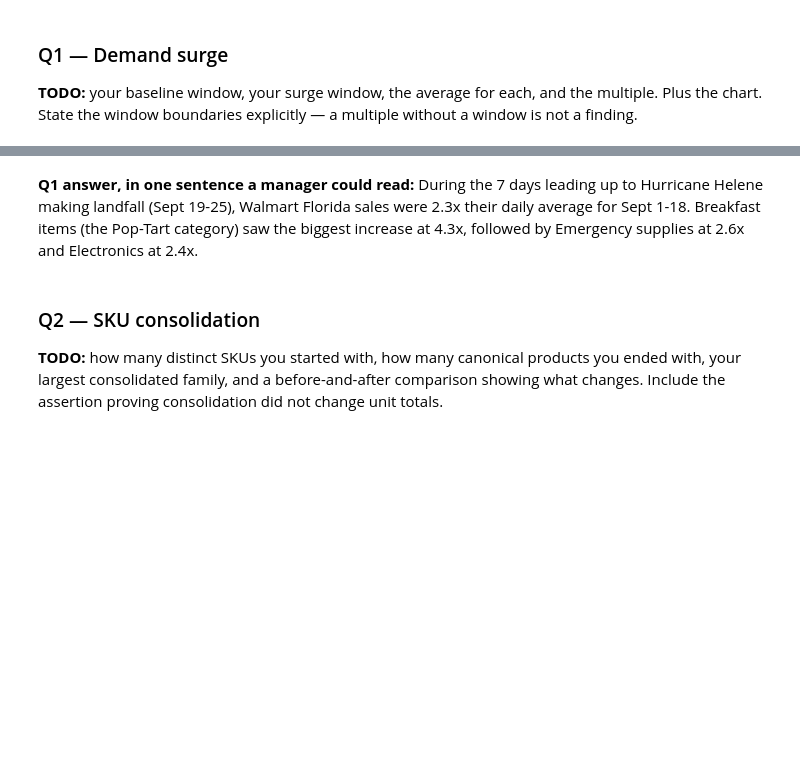
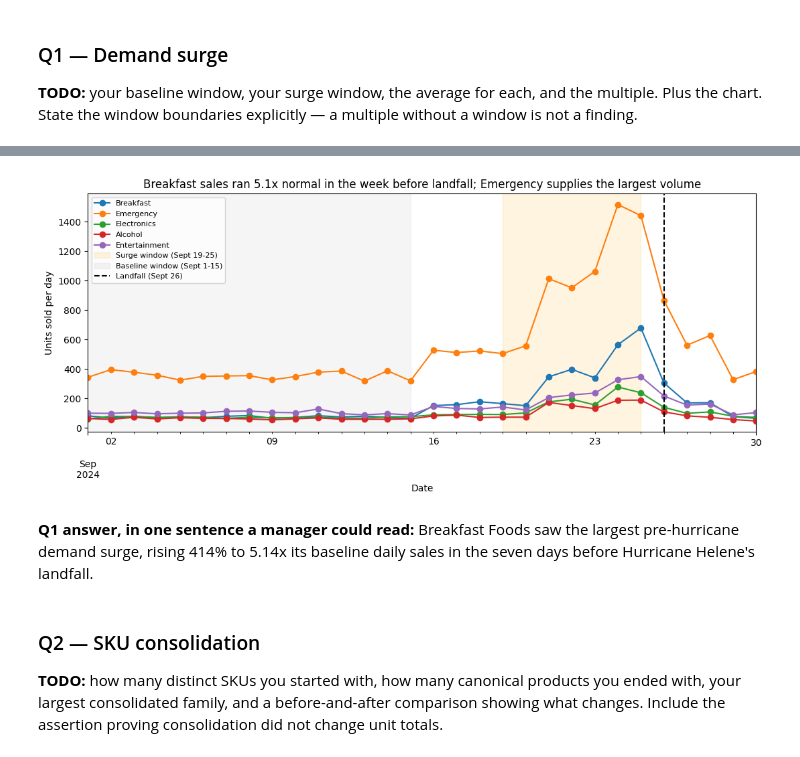
Before and after one commit to hpanjshiri/walmart-hurricane-project, a Jupyter notebook: notebooks/2026_10_30_—_Midterm_Progress_—_Lab.ipynb, the cells around one changed output, grey strips where cells are left out. Cells and saved outputs as stored; diff of their text form; code cells hidden in the pictures; blank space fills up the shorter version.

```diff
--- a/notebooks/2026_10_30_—_Midterm_Progress_—_Lab.ipynb
+++ b/notebooks/2026_10_30_—_Midterm_Progress_—_Lab.ipynb
@@ -21,8 +139,25 @@ Presentations are Monday. If a question is not working, this is the last checkpo
 # %%
 # TODO: the chart
-#Adding image
+
+top5 = t.head(5).index.tolist()
+daily = (demand[demand['category'].isin(top5)]
+        .groupby(['date', 'category'])['quantity'].sum().unstack('category').fillna(0))
+
+fig, ax = plt.subplots(figsize=(11, 5))
+daily[top5].plot(ax=ax, marker='o')
+ax.axvspan(*SURGE, alpha=0.12, color='orange', label='Surge window (Sept 19-25)')
+ax.axvspan(*BASE, alpha=0.08, color='gray', label='Baseline window (Sept 1-15)')
+ax.axvline(LANDFALL, color='black', linestyle='--', label='Landfall (Sept 26)')
+ax.set_title(f'{top} sales ran {t.loc[top, "multiple"]:.1f}x normal in the week before landfall; Emergency supplies the largest volume')
+ax.set_xlabel('Date')
+ax.set_ylabel('Units sold per day')
+ax.legend(loc='upper left', fontsize=8)
+plt.tight_layout()
+plt.show()
+# %% [output]
+[figure, added]
 # %% [markdown]
-**Q1 answer, in one sentence a manager could read:** During the 7 days leading up to Hurricane Helene making landfall (Sept 19-25), Walmart Florida sales were 2.3x their daily average for Sept 1-18. Breakfast items (the Pop-Tart category) saw the biggest increase at 4.3x, followed by Emergency supplies at 2.6x and Electronics at 2.4x.
+**Q1 answer, in one sentence a manager could read:** Breakfast Foods saw the largest pre-hurricane demand surge, rising 414% to 5.14x its baseline daily sales in the seven days before Hurricane Helene's landfall.
 # %% [markdown]
 ### Q2 — SKU consolidation
 
```
Also changed, not shown: parts of 9 cells of this notebook.
